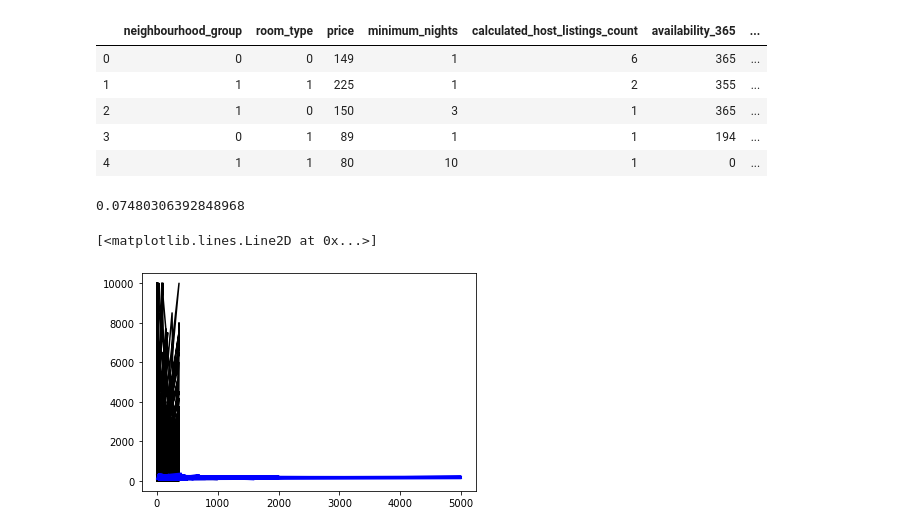
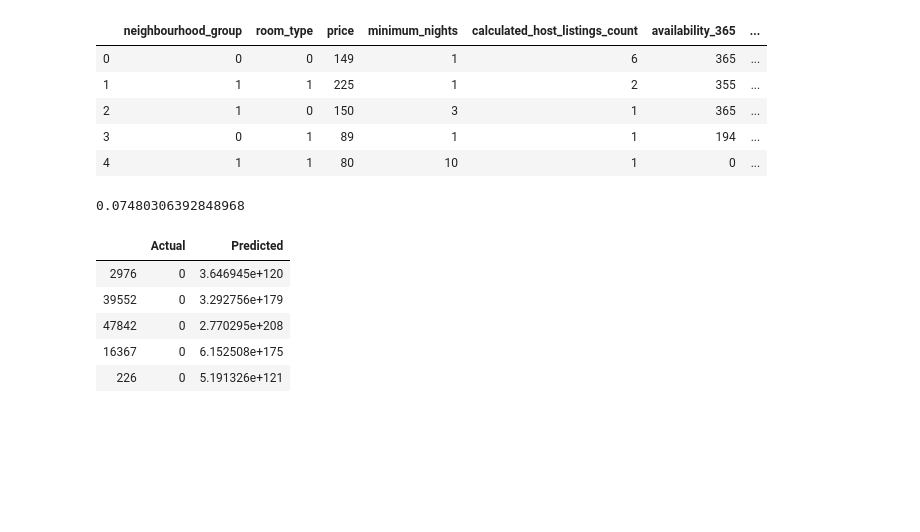
Before and after one commit to kasthurie/AirbnbSoen499, a Jupyter notebook: Linear_Regression.ipynb, the cells around one changed output. Saved outputs shown, nothing was run; the diff lists cells and outputs as text; code cells hidden in the pictures; blank space fills up the shorter version.

```diff
--- a/Linear_Regression.ipynb
+++ b/Linear_Regression.ipynb
@@ -237,10 +237,15 @@ from sklearn.metrics import r2_score
 r2_score(y_test,y_pred)
 # %% [output]
 0.07480306392848968
-# %%
-#plt.scatter(x_test, y_test,  color='black')
-plt.plot(x_train, y_train, color='black')
-plt.plot(y_test, y_pred, color='blue', linewidth=2)
-# %% [output]
-[<matplotlib.lines.Line2D at 0x...>]
-[figure, removed]
+# %%
+df = pd.DataFrame({'Actual': np.round(10 ** y_test, 0),
+                   'Predicted': np.round(10 ** y_pred, 0)})
+# %%
+df.head()
+# %% [output]
+|  | Actual | Predicted |
+| 2976 | 0 | 3.646945e+120 |
+| 39552 | 0 | 3.292756e+179 |
+| 47842 | 0 | 2.770295e+208 |
+| 16367 | 0 | 6.152508e+175 |
+| 226 | 0 | 5.191326e+121 |
```
